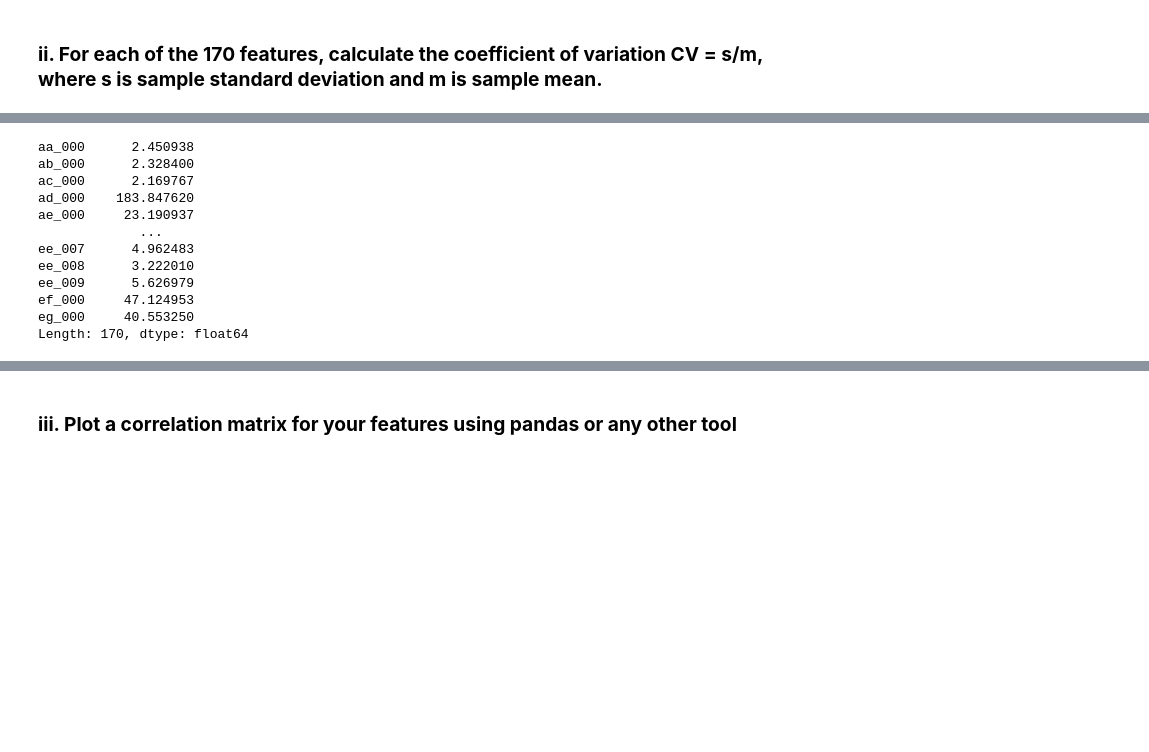
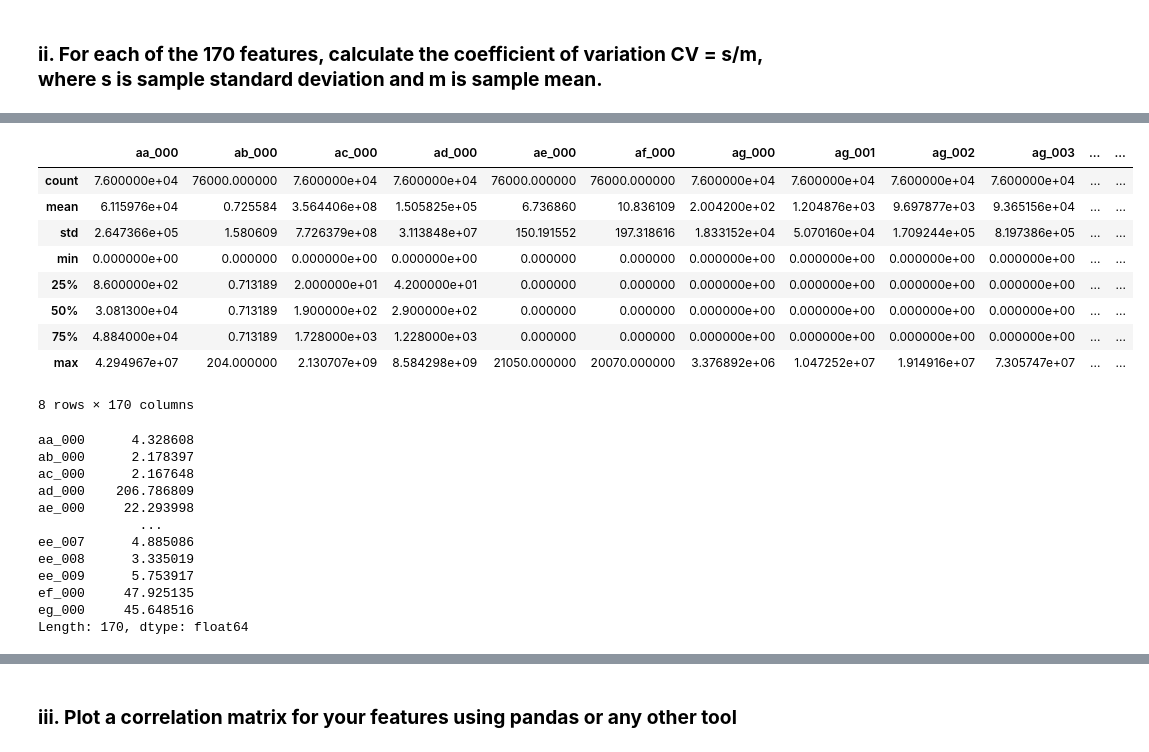
Before and after one commit to humera811/mldsnew, a Jupyter notebook: Homework6/notebook/Bano_Humera_HW6.ipynb, the cells around one changed output, grey strips where cells are left out. Drawn from its saved outputs; the diff is of its cells as text; code cells hidden in the pictures; blank space fills up the shorter version.

```diff
--- a/Homework6/notebook/Bano_Humera_HW6.ipynb
+++ b/Homework6/notebook/Bano_Humera_HW6.ipynb
@@ -180,17 +181,31 @@ __Observation : IterativeImputer took more time to process than Simple Imputer__
+# %%
+df_stats = df_imputed.describe()
+df_stats
+# %% [output]
+|  | aa_000 | ab_000 | ac_000 | ad_000 | ae_000 | af_000 | ag_000 | ag_001 | ag_002 | ag_003 | ... | ... |
+| count | 7.600000e+04 | 76000.000000 | 7.600000e+04 | 7.600000e+04 | 76000.000000 | 76000.000000 | 7.600000e+04 | 7.600000e+04 | 7.600000e+04 | 7.600000e+04 | ... | ... |
+| mean | 6.115976e+04 | 0.725584 | 3.564406e+08 | 1.505825e+05 | 6.736860 | 10.836109 | 2.004200e+02 | 1.204876e+03 | 9.697877e+03 | 9.365156e+04 | ... | ... |
+| std | 2.647366e+05 | 1.580609 | 7.726379e+08 | 3.113848e+07 | 150.191552 | 197.318616 | 1.833152e+04 | 5.070160e+04 | 1.709244e+05 | 8.197386e+05 | ... | ... |
+| min | 0.000000e+00 | 0.000000 | 0.000000e+00 | 0.000000e+00 | 0.000000 | 0.000000 | 0.000000e+00 | 0.000000e+00 | 0.000000e+00 | 0.000000e+00 | ... | ... |
+| 25% | 8.600000e+02 | 0.713189 | 2.000000e+01 | 4.200000e+01 | 0.000000 | 0.000000 | 0.000000e+00 | 0.000000e+00 | 0.000000e+00 | 0.000000e+00 | ... | ... |
+| 50% | 3.081300e+04 | 0.713189 | 1.900000e+02 | 2.900000e+02 | 0.000000 | 0.000000 | 0.000000e+00 | 0.000000e+00 | 0.000000e+00 | 0.000000e+00 | ... | ... |
+| 75% | 4.884000e+04 | 0.713189 | 1.728000e+03 | 1.228000e+03 | 0.000000 | 0.000000 | 0.000000e+00 | 0.000000e+00 | 0.000000e+00 | 0.000000e+00 | ... | ... |
+| max | 4.294967e+07 | 204.000000 | 2.130707e+09 | 8.584298e+09 | 21050.000000 | 20070.000000 | 3.376892e+06 | 1.047252e+07 | 1.914916e+07 | 7.305747e+07 | ... | ... |
+8 rows × 170 columns
 # %%
 # A coefficient of variation is a way to measure how spread out values are in a dataset relative to the mean.
-cv_aps = aps_train_X.apply(lambda column : np.abs(column.std() / column.mean()), axis=0)
+cv_aps = df_imputed.apply(lambda column : np.abs(column.std() / column.mean()), axis=0)
 cv_aps
 # %% [output]
-aa_000      2.450938
-ab_000      2.328400
-ac_000      2.169767
-ad_000    183.847620
-ae_000     23.190937
+aa_000      4.328608
+ab_000      2.178397
+ac_000      2.167648
+ad_000    206.786809
+ae_000     22.293998
              ...
-ee_007      4.962483
-ee_008      3.222010
-ee_009      5.626979
-ef_000     47.124953
-eg_000     40.553250
+ee_007      4.885086
+ee_008      3.335019
+ee_009      5.753917
+ef_000     47.925135
+eg_000     45.648516
 Length: 170, dtype: float64
```
Also changed, not shown: parts of 16 cells of this notebook.
